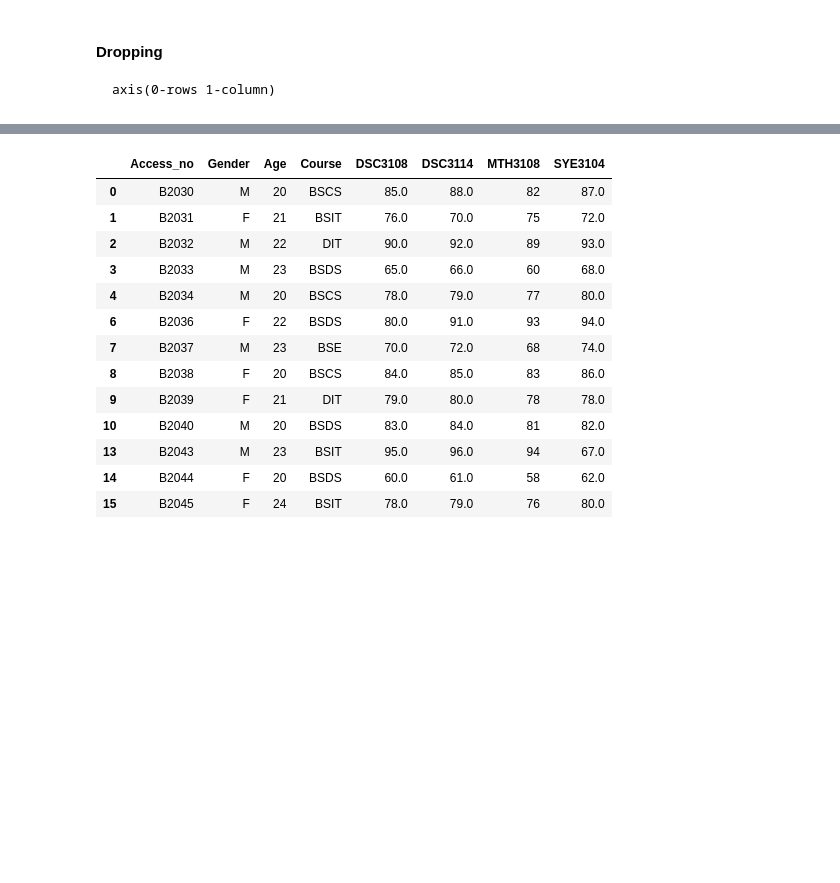
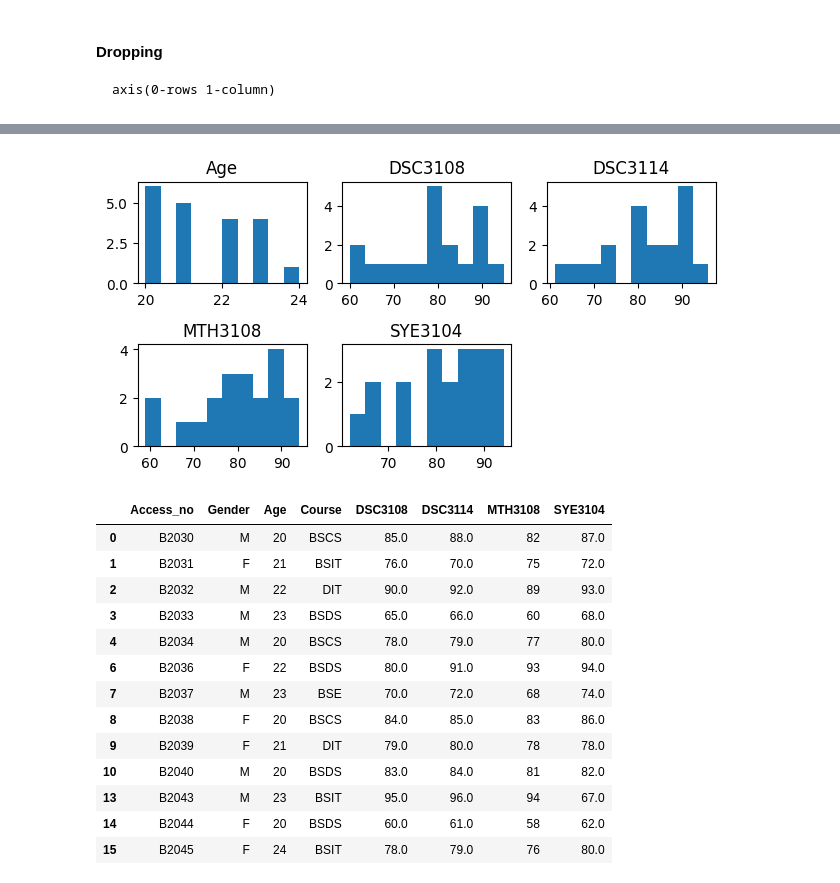
Before and after one commit to joyflorence/Data-miming-and-analytics, a Jupyter notebook: practical/practical_two.ipynb, the cells around one changed output, grey strips where cells are left out. Saved outputs shown, nothing was run; the diff lists cells and outputs as text; code cells hidden in the pictures; blank space fills up the shorter version.

```diff
--- a/practical/practical_two.ipynb
+++ b/practical/practical_two.ipynb
@@ -159,3 +172,15 @@ array([[<Axes: title={'center': 'Age'}>,
+# %%
+numerical_stddata = std_data.select_dtypes(include='number')
+# %%
+plt.Figure(figsize=(10,20))
+for i, col in enumerate(numerical_stddata.columns):
+    plt.subplot(3,3,i+1)
+    plt.hist(std_data[col])
+    plt.title(col)
+plt.tight_layout()
+plt.show()
+# %% [output]
+[figure, added]
 # %%
 std_data.dropna(inplace= True) # inplace is to tell pd to act on an operation
 # %%
```
Also changed, not shown: parts of 17 cells of this notebook, 8 other files.
